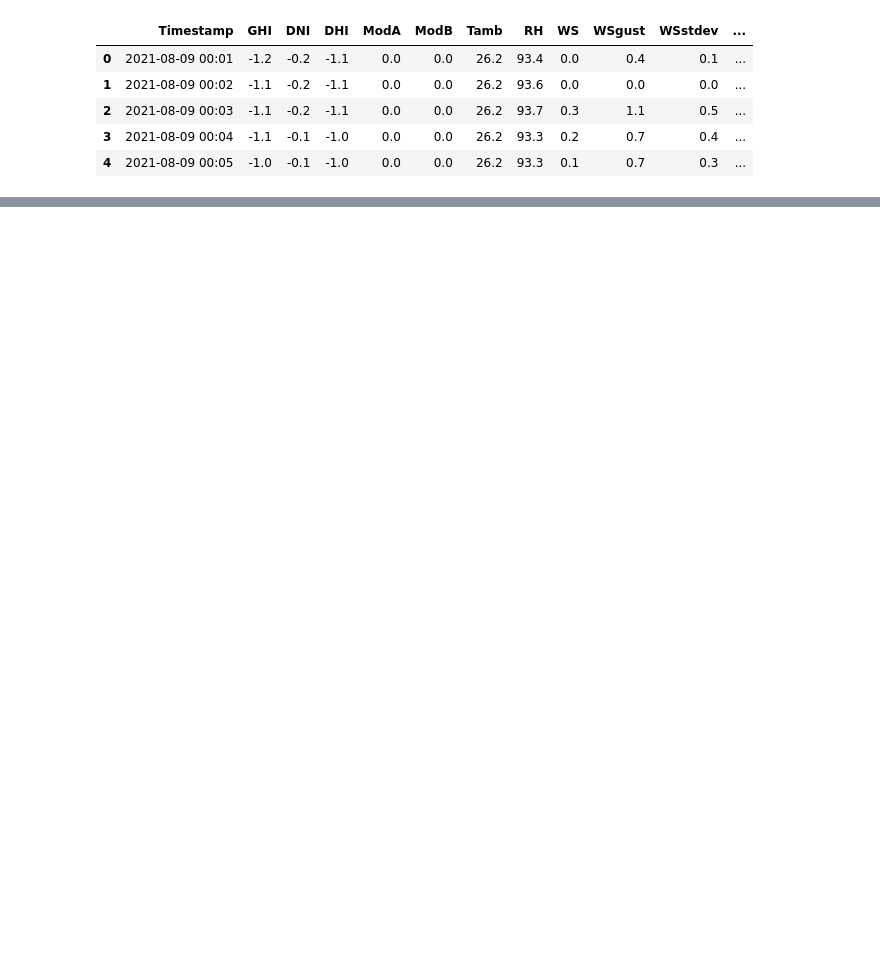
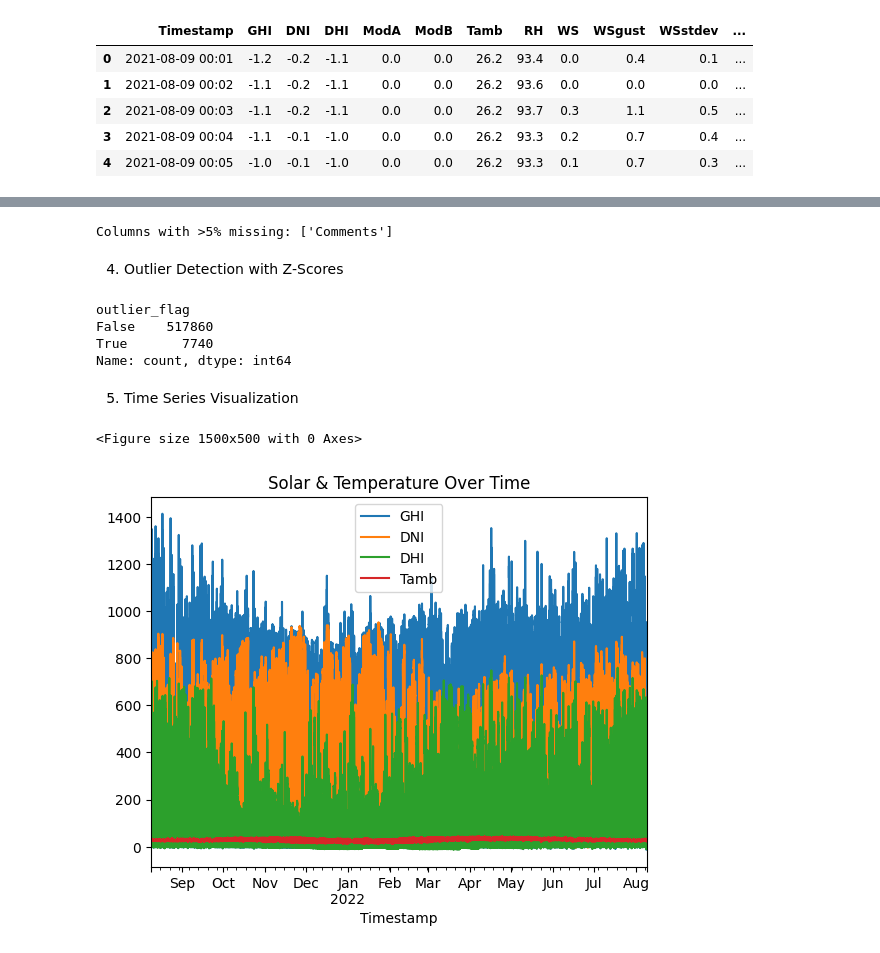
Before and after one commit to BetselotYitagesu/MoonLight-Energy-Solar-Challenge-Week1, a Jupyter notebook: notebooks/benin_eda.ipynb, the cells around one changed output, grey strips where cells are left out. Cells and saved outputs as stored; diff of their text form; code cells hidden in the pictures; blank space fills up the shorter version.

Commit message:
Updates: EDA Updates across Countries

```diff
--- a/notebooks/benin_eda.ipynb
+++ b/notebooks/benin_eda.ipynb
@@ -17,0 +66,39 @@ df.head()
+# %%
+# Flag columns with >5% missing
+missing_cols = df.columns[df.isna().mean() > 0.05]
+print("Columns with >5% missing:", missing_cols.tolist())
+# %% [output]
+Columns with >5% missing: ['Comments']
+# %% [markdown]
+4. Outlier Detection with Z-Scores
+# %%
+from scipy.stats import zscore
+
+key_cols = ['GHI', 'DNI', 'DHI', 'ModA', 'ModB', 'WS', 'WSgust']
+z_scores = df[key_cols].apply(zscore)
+
+# Flag outliers
+outliers = (z_scores.abs() > 3)
+df['outlier_flag'] = outliers.any(axis=1)
+
+# Check how many outliers
+df['outlier_flag'].value_counts()
+# %% [output]
+outlier_flag
+False    517860
+True       7740
+Name: count, dtype: int64
+# %% [markdown]
+5. Time Series Visualization
+# %%
+import matplotlib.pyplot as plt
+
+df['Timestamp'] = pd.to_datetime(df['Timestamp'])
+
+plt.figure(figsize=(15, 5))
+df.set_index('Timestamp')[['GHI', 'DNI', 'DHI', 'Tamb']].plot()
+plt.title("Solar & Temperature Over Time")
+plt.show()
+# %% [output]
+<Figure size 1500x500 with 0 Axes>
+[figure, added]
```
Also changed, not shown: parts of 12 cells of this notebook, 2 other files.
